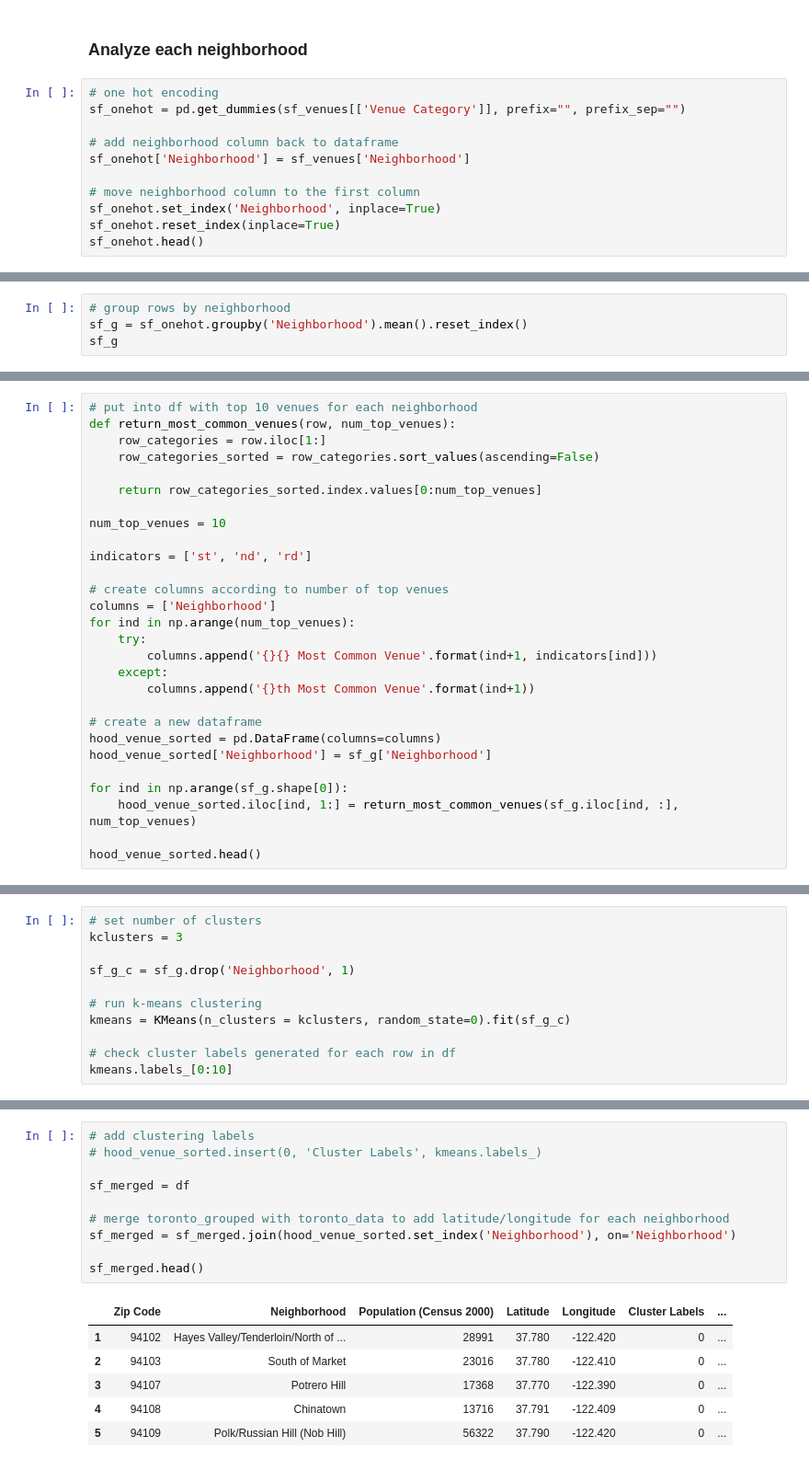
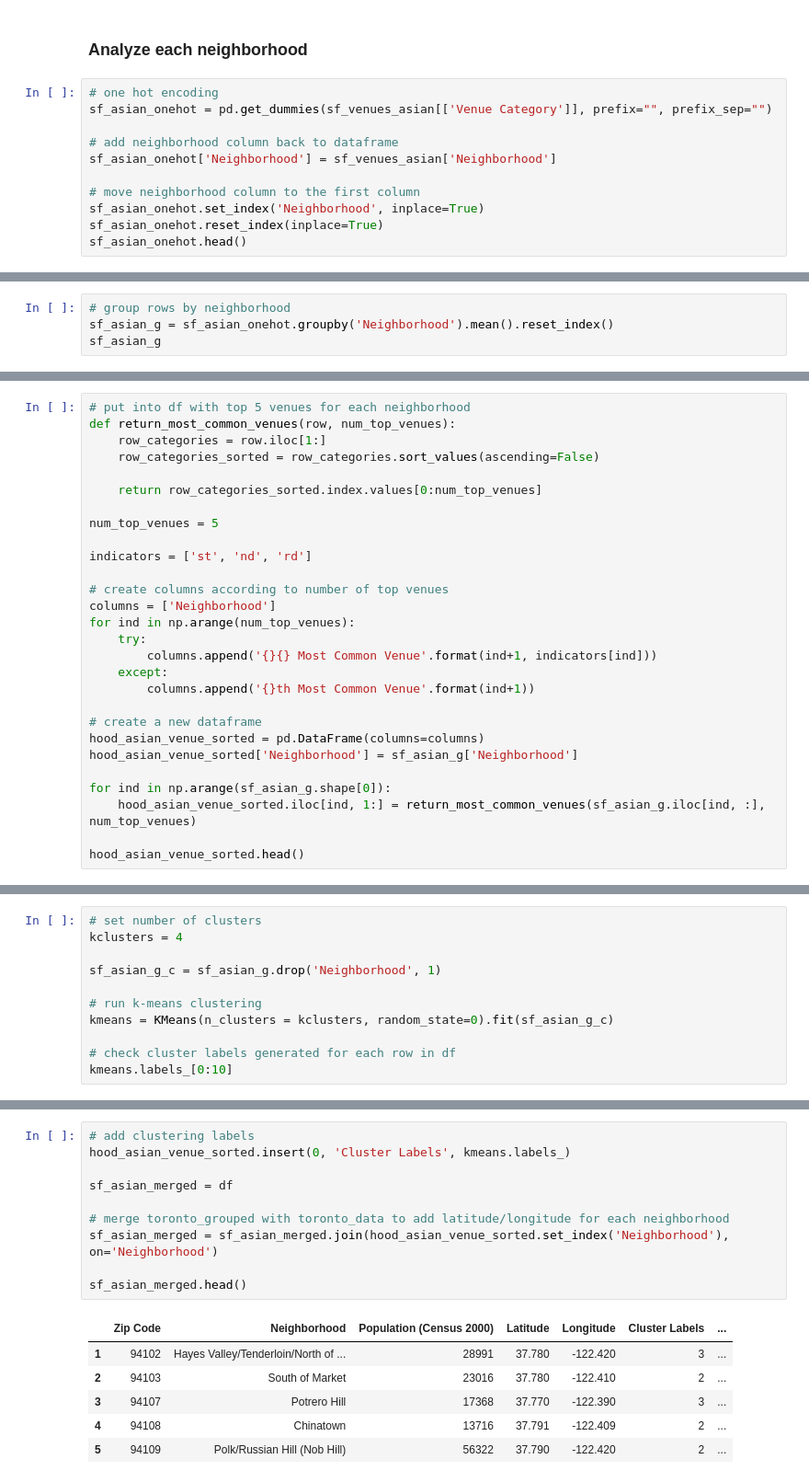
Before and after one commit to blee-pa/Coursera_Capstone, a Jupyter notebook: final_project/final_project_notebook.ipynb, the cells around one changed output, grey strips where cells are left out. Shown at 92% size. Saved outputs shown, nothing was run; the diff lists cells and outputs as text.

```diff
--- a/final_project/final_project_notebook.ipynb
+++ b/final_project/final_project_notebook.ipynb
@@ -230,13 +346,13 @@ len(sf_venues['Venue Category'].unique())
 ### Analyze each neighborhood
 # %%
 # one hot encoding
-sf_onehot = pd.get_dummies(sf_venues[['Venue Category']], prefix="", prefix_sep="")
+sf_asian_onehot = pd.get_dummies(sf_venues_asian[['Venue Category']], prefix="", prefix_sep="")
 
 # add neighborhood column back to dataframe
-sf_onehot['Neighborhood'] = sf_venues['Neighborhood']
+sf_asian_onehot['Neighborhood'] = sf_venues_asian['Neighborhood']
 
 # move neighborhood column to the first column
-sf_onehot.set_index('Neighborhood', inplace=True)
-sf_onehot.reset_index(inplace=True)
-sf_onehot.head()
+sf_asian_onehot.set_index('Neighborhood', inplace=True)
+sf_asian_onehot.reset_index(inplace=True)
+sf_asian_onehot.head()
 # %% [output]
@@ -250,5 +366,5 @@ sf_onehot.head()
 # %%
 # group rows by neighborhood
-sf_g = sf_onehot.groupby('Neighborhood').mean().reset_index()
-sf_g
+sf_asian_g = sf_asian_onehot.groupby('Neighborhood').mean().reset_index()
+sf_asian_g
 # %% [output]
@@ -304,12 +420,12 @@ for n in sf_g['Neighborhood']:
 # %%
-# put into df with top 10 venues for each neighborhood
+# put into df with top 5 venues for each neighborhood
 def return_most_common_venues(row, num_top_venues):
     row_categories = row.iloc[1:]
     row_categories_sorted = row_categories.sort_values(ascending=False)
 
     return row_categories_sorted.index.values[0:num_top_venues]
 
-num_top_venues = 10
+num_top_venues = 5
 
 indicators = ['st', 'nd', 'rd']
 
@@ -322,12 +438,12 @@ for ind in np.arange(num_top_venues):
         columns.append('{}th Most Common Venue'.format(ind+1))
 
 # create a new dataframe
-hood_venue_sorted = pd.DataFrame(columns=columns)
-hood_venue_sorted['Neighborhood'] = sf_g['Neighborhood']
+hood_asian_venue_sorted = pd.DataFrame(columns=columns)
+hood_asian_venue_sorted['Neighborhood'] = sf_asian_g['Neighborhood']
 
-for ind in np.arange(sf_g.shape[0]):
-    hood_venue_sorted.iloc[ind, 1:] = return_most_common_venues(sf_g.iloc[ind, :], num_top_venues)
+for ind in np.arange(sf_asian_g.shape[0]):
+    hood_asian_venue_sorted.iloc[ind, 1:] = return_most_common_venues(sf_asian_g.iloc[ind, :], num_top_venues)
 
-hood_venue_sorted.head()
+hood_asian_venue_sorted.head()
 # %% [output]
 |  | Neighborhood | 1st Most Common Venue | 2nd Most Common Venue | 3rd Most Common Venue | 4th Most Common Venue | ... |
@@ -341,11 +457,11 @@ hood_venue_sorted.head()
 # %%
 # set number of clusters
-kclusters = 3
+kclusters = 4
 
-sf_g_c = sf_g.drop('Neighborhood', 1)
+sf_asian_g_c = sf_asian_g.drop('Neighborhood', 1)
 
 # run k-means clustering
-kmeans = KMeans(n_clusters = kclusters, random_state=0).fit(sf_g_c)
+kmeans = KMeans(n_clusters = kclusters, random_state=0).fit(sf_asian_g_c)
 
 # check cluster labels generated for each row in df
 kmeans.labels_[0:10]
@@ -354,20 +470,20 @@ array([0, 0, 0, 0, 0, 0, 0, 0, 0, 0], dtype=int32)
 # %%
 # add clustering labels
-# hood_venue_sorted.insert(0, 'Cluster Labels', kmeans.labels_)
+hood_asian_venue_sorted.insert(0, 'Cluster Labels', kmeans.labels_)
 
-sf_merged = df
+sf_asian_merged = df
 
 # merge toronto_grouped with toronto_data to add latitude/longitude for each neighborhood
-sf_merged = sf_merged.join(hood_venue_sorted.set_index('Neighborhood'), on='Neighborhood')
+sf_asian_merged = sf_asian_merged.join(hood_asian_venue_sorted.set_index('Neighborhood'), on='Neighborhood')
 
-sf_merged.head()
+sf_asian_merged.head()
 # %% [output]
 |  | Zip Code | Neighborhood | Population (Census 2000) | Latitude | Longitude | Cluster Labels | ... |
-| 1 | 94102 | Hayes Valley/Tenderloin/North of ... | 28991 | 37.780 | -122.420 | 0 | ... |
-| 2 | 94103 | South of Market | 23016 | 37.780 | -122.410 | 0 | ... |
-| 3 | 94107 | Potrero Hill | 17368 | 37.770 | -122.390 | 0 | ... |
-| 4 | 94108 | Chinatown | 13716 | 37.791 | -122.409 | 0 | ... |
-| 5 | 94109 | Polk/Russian Hill (Nob Hill) | 56322 | 37.790 | -122.420 | 0 | ... |
+| 1 | 94102 | Hayes Valley/Tenderloin/North of ... | 28991 | 37.780 | -122.420 | 3 | ... |
+| 2 | 94103 | South of Market | 23016 | 37.780 | -122.410 | 2 | ... |
+| 3 | 94107 | Potrero Hill | 17368 | 37.770 | -122.390 | 3 | ... |
+| 4 | 94108 | Chinatown | 13716 | 37.791 | -122.409 | 2 | ... |
+| 5 | 94109 | Polk/Russian Hill (Nob Hill) | 56322 | 37.790 | -122.420 | 2 | ... |
 # %%
 # create map
 map_clusters = folium.Map(location=[latitude, longitude], zoom_start=12)
```
Also changed, not shown: parts of 39 cells of this notebook.
